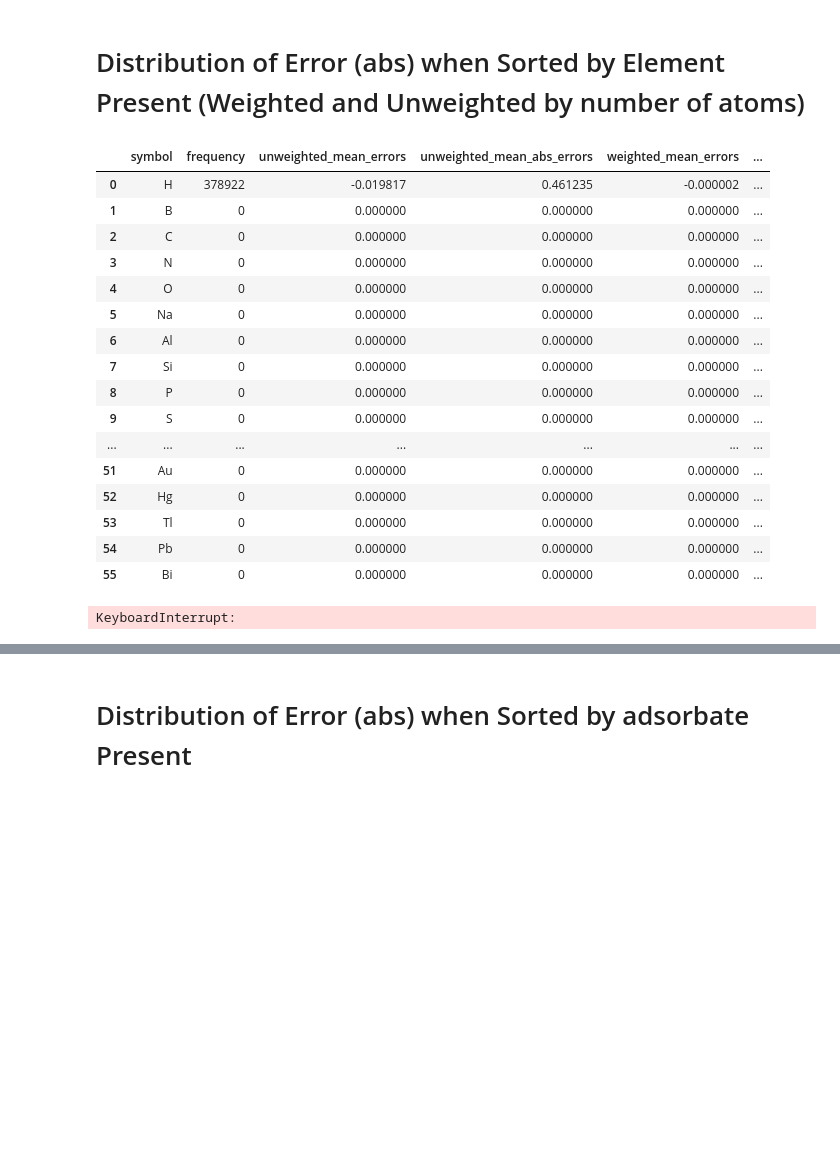
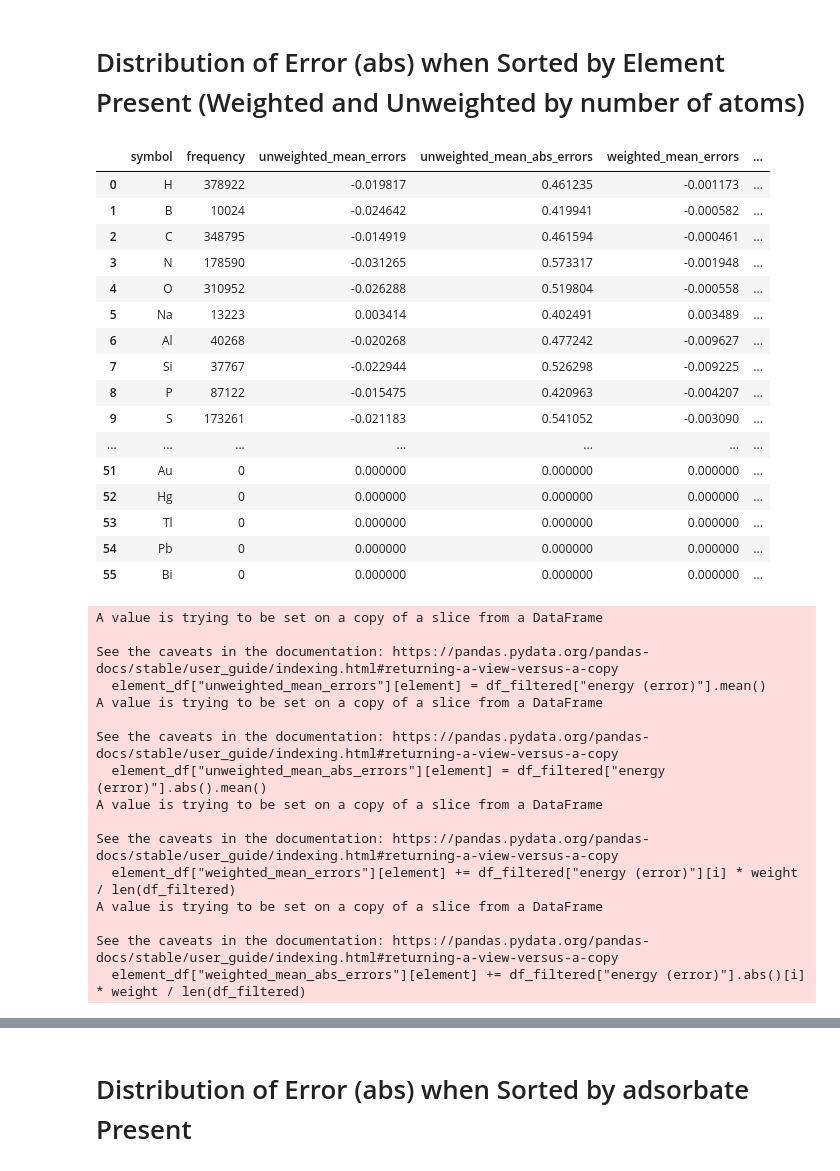
Before and after one commit to kimolijones/A-Star-is-born, a Jupyter notebook: main.ipynb, the cells around one changed output, grey strips where cells are left out. Saved outputs shown, nothing was run; the diff lists cells and outputs as text; code cells hidden in the pictures; blank space fills up the shorter version.

```diff
--- a/main.ipynb
+++ b/main.ipynb
@@ -313,16 +313,15 @@ element_df = pd.DataFrame(data={"symbol":element_list, "frequency":0, "unweighte
 
 
 for element in element_df.index:
+    display(element_df,clear=True)
     df_filtered = df[df['chemical formula'].str.contains(element_df["symbol"][element])].reset_index(drop=True)
 
-    element_df["frequency"][element] = len(df_filtered)
+    element_df.loc[element, "frequency"] = len(df_filtered)
 
     element_df["unweighted_mean_errors"][element] = df_filtered["energy (error)"].mean()
     element_df["unweighted_mean_abs_errors"][element] = df_filtered["energy (error)"].abs().mean()
 
     for i in range(len(df_filtered)):
-        if i // 1000 == 0:
-            display(element_df,clear=True)
         number_of_element_atom = df_filtered["chemical formula"][i].split(element_df["symbol"][element])[1][:2]
         number_of_element_atom = ''.join(char for char in number_of_element_atom if char.isdigit())
         if number_of_element_atom == "":
@@ -350,50 +349,65 @@ print("   Unweighted Error     Weighted Error        no. of unit cells it is pre
 for count, element in enumerate(element_list):
     df_filtered = df[df['chemical formula'].str.contains(element)].reset_index(drop=True)
 
     #unweighted_mean_error = df_filtered["energy (error)"].abs().mean() # absolute value is used
     unweighted_mean_error = df_filtered["energy (error)"].mean()
     unweighted_mean_errors.append(unweighted_mean_error)
 
     for i in range(len(df_filtered)):
         number_of_element_atom = df_filtered["chemical formula"][i].split(element)[1][:2]
         number_of_element_atom = ''.join(char for char in number_of_element_atom if char.isdigit())
         if number_of_element_atom == "":
             number_of_element_atom = 1
         else:
             number_of_element_atom = int(number_of_element_atom)
         weight = number_of_element_atom/df_filtered["number of atoms"][i]
         #weighted_errors.append(df_filtered["energy (error)"].abs()[i] * weight) # absolute value is used
         weighted_errors.append(df_filtered["energy (error)"][i] * weight)
     weighted_mean_errors.append(np.mean(weighted_errors))
 
     if element == "H":
         bar_colors.append((1, 0, 0, 1))
     elif element == "C" or element == "N" or element == "O":
         bar_colors.append((1, 0, 1, len(df_filtered)/len(df[df['chemical formula'].str.contains("H")].reset_index(drop=True))))
     else:
         bar_colors.append((31/255, 119/255, 180/255, len(df_filtered)/len(df[df['chemical formula'].str.contains("S")].reset_index(drop=True))))
 
     print(f'{element}: {unweighted_mean_error}   {weighted_mean_errors[count]}    {len(df_filtered)}')
 """
 # %% [output]
 |  | symbol | frequency | unweighted_mean_errors | unweighted_mean_abs_errors | weighted_mean_errors | ... |
-| 0 | H | 378922 | -0.019817 | 0.461235 | -0.000002 | ... |
-| 1 | B | 0 | 0.000000 | 0.000000 | 0.000000 | ... |
-| 2 | C | 0 | 0.000000 | 0.000000 | 0.000000 | ... |
-| 3 | N | 0 | 0.000000 | 0.000000 | 0.000000 | ... |
-| 4 | O | 0 | 0.000000 | 0.000000 | 0.000000 | ... |
-| 5 | Na | 0 | 0.000000 | 0.000000 | 0.000000 | ... |
-| 6 | Al | 0 | 0.000000 | 0.000000 | 0.000000 | ... |
-| 7 | Si | 0 | 0.000000 | 0.000000 | 0.000000 | ... |
-| 8 | P | 0 | 0.000000 | 0.000000 | 0.000000 | ... |
-| 9 | S | 0 | 0.000000 | 0.000000 | 0.000000 | ... |
+| 0 | H | 378922 | -0.019817 | 0.461235 | -0.001173 | ... |
+| 1 | B | 10024 | -0.024642 | 0.419941 | -0.000582 | ... |
+| 2 | C | 348795 | -0.014919 | 0.461594 | -0.000461 | ... |
+| 3 | N | 178590 | -0.031265 | 0.573317 | -0.001948 | ... |
+| 4 | O | 310952 | -0.026288 | 0.519804 | -0.000558 | ... |
+| 5 | Na | 13223 | 0.003414 | 0.402491 | 0.003489 | ... |
+| 6 | Al | 40268 | -0.020268 | 0.477242 | -0.009627 | ... |
+| 7 | Si | 37767 | -0.022944 | 0.526298 | -0.009225 | ... |
+| 8 | P | 87122 | -0.015475 | 0.420963 | -0.004207 | ... |
+| 9 | S | 173261 | -0.021183 | 0.541052 | -0.003090 | ... |
 | ... | ... | ... | ... | ... | ... | ... |
 | 51 | Au | 0 | 0.000000 | 0.000000 | 0.000000 | ... |
 | 52 | Hg | 0 | 0.000000 | 0.000000 | 0.000000 | ... |
 | 53 | Tl | 0 | 0.000000 | 0.000000 | 0.000000 | ... |
 | 54 | Pb | 0 | 0.000000 | 0.000000 | 0.000000 | ... |
 | 55 | Bi | 0 | 0.000000 | 0.000000 | 0.000000 | ... |
-KeyboardInterrupt:
+A value is trying to be set on a copy of a slice from a DataFrame
+
+See the caveats in the documentation: https://pandas.pydata.org/pandas-docs/stable/user_guide/indexing.html#returning-a-view-versus-a-copy
+  element_df["unweighted_mean_errors"][element] = df_filtered["energy (error)"].mean()
+A value is trying to be set on a copy of a slice from a DataFrame
+
+See the caveats in the documentation: https://pandas.pydata.org/pandas-docs/stable/user_guide/indexing.html#returning-a-view-versus-a-copy
+  element_df["unweighted_mean_abs_errors"][element] = df_filtered["energy (error)"].abs().mean()
+A value is trying to be set on a copy of a slice from a DataFrame
+
+See the caveats in the documentation: https://pandas.pydata.org/pandas-docs/stable/user_guide/indexing.html#returning-a-view-versus-a-copy
+  element_df["weighted_mean_errors"][element] += df_filtered["energy (error)"][i] * weight / len(df_filtered)
+A value is trying to be set on a copy of a slice from a DataFrame
+
+See the caveats in the documentation: https://pandas.pydata.org/pandas-docs/stable/user_guide/indexing.html#returning-a-view-versus-a-copy
+  element_df["weighted_mean_abs_errors"][element] += df_filtered["energy (error)"].abs()[i] * weight / len(df_filtered)
 # %%
 plt.figure(figsize=(FIGURE_SIZE_X,FIGURE_SIZE_Y))
 plt.xlabel('Element')
```
Also changed, not shown: parts of 1 cell of this notebook.
